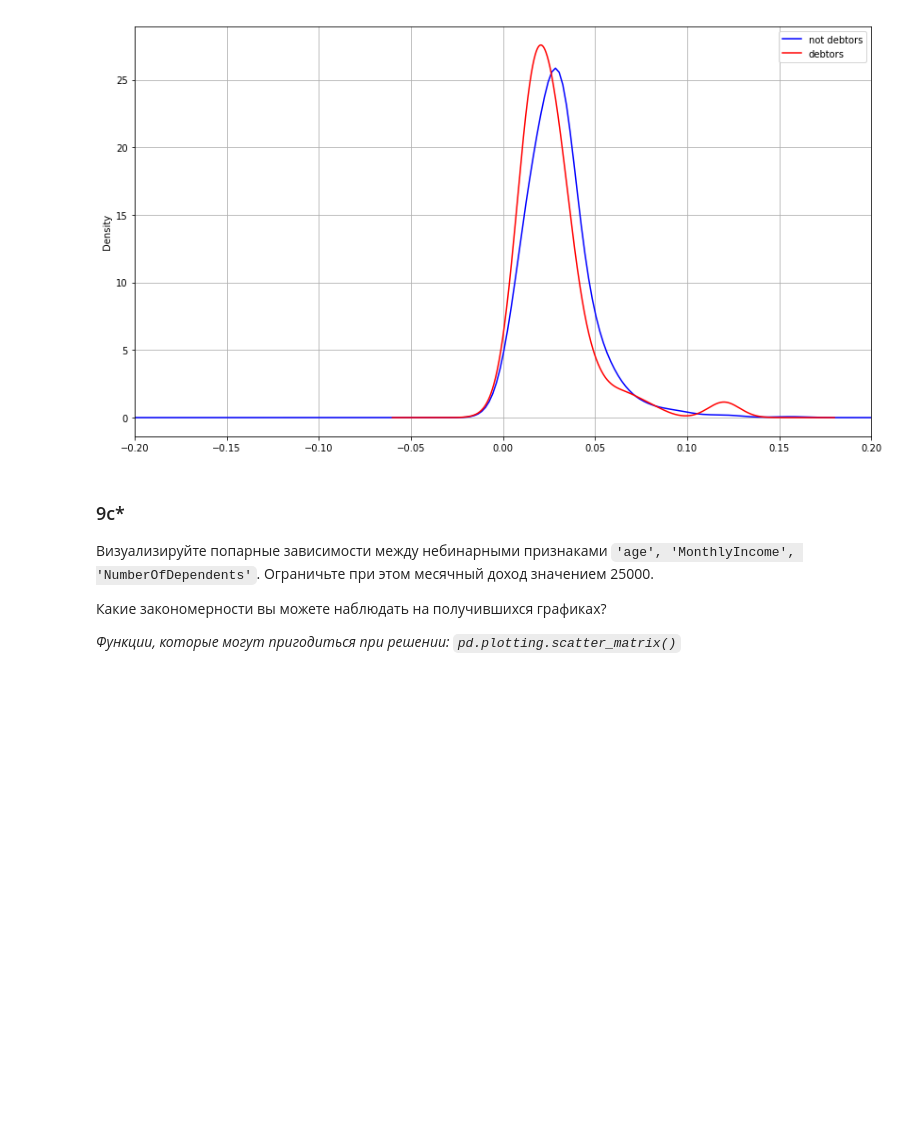
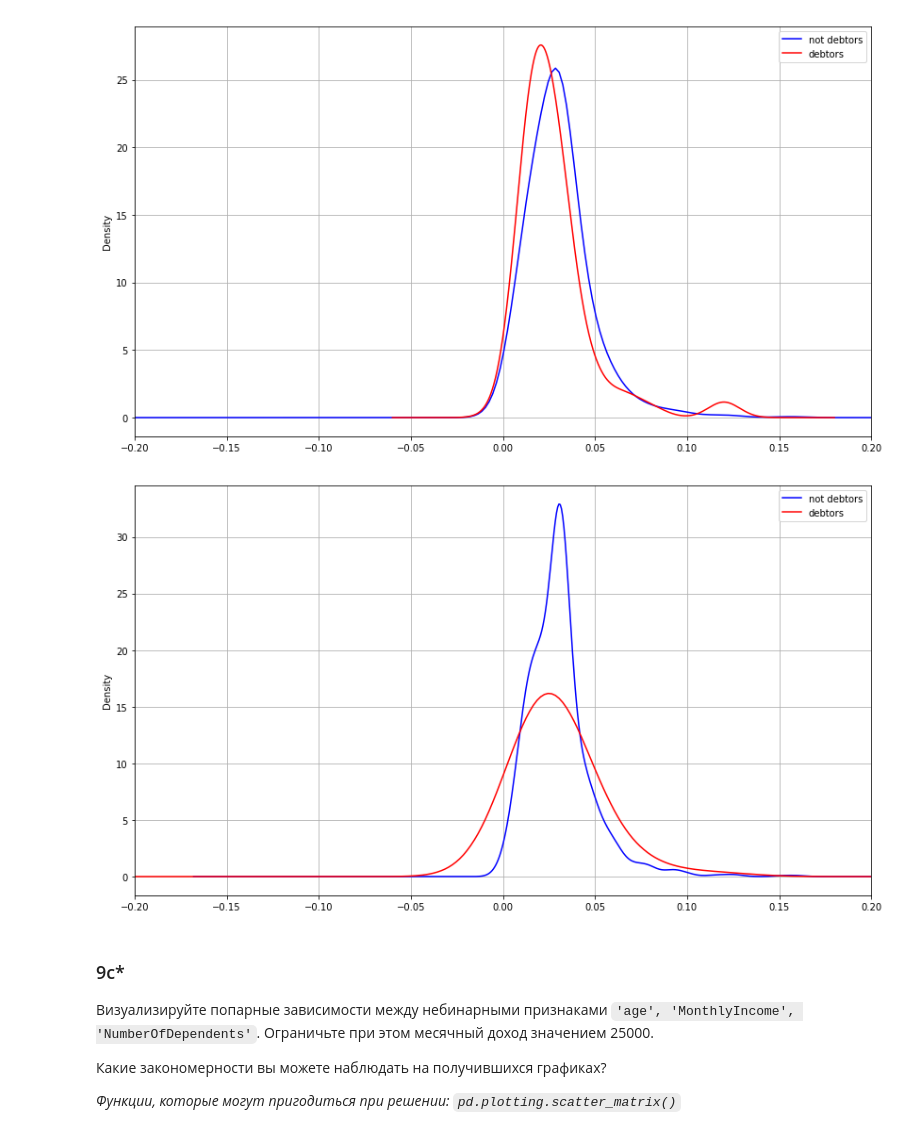
Before and after one commit to mezga-alex/Laboratory-work-SFedU, a Jupyter notebook: ML/Lab-1-pandas/Mezga_lab-1-pandas.ipynb, the cells around one changed output. Cells and saved outputs as stored; diff of their text form; code cells hidden in the pictures; blank space fills up the shorter version.

```diff
--- a/ML/Mezga_lab-1-pandas.ipynb
+++ b/ML/Lab-1-pandas/Mezga_lab-1-pandas.ipynb
@@ -327,6 +346,18 @@ plt.grid(True)
 plt.show()
 # %% [output]
 [figure]
+# %%
+plt.figure(figsize=(14,8))
+
+normalized_MonthlyIncome.loc[~debtors_full].plot.kde(label='not debtors', c='b')
+normalized_MonthlyIncome.loc[debtors_full].plot.kde(label='debtors', c='r')
+
+plt.xlim(left=-0.2, right=0.2)
+plt.legend()
+plt.grid(True)
+plt.show()
+# %% [output]
+[figure, added]
 # %% [markdown]
 ### 9c*
 Визуализируйте попарные зависимости между небинарными признаками `'age', 'MonthlyIncome', 'NumberOfDependents'`. Ограничьте при этом месячный доход значением 25000.
```
Also changed, not shown: parts of 6 cells of this notebook, 9 other files.
